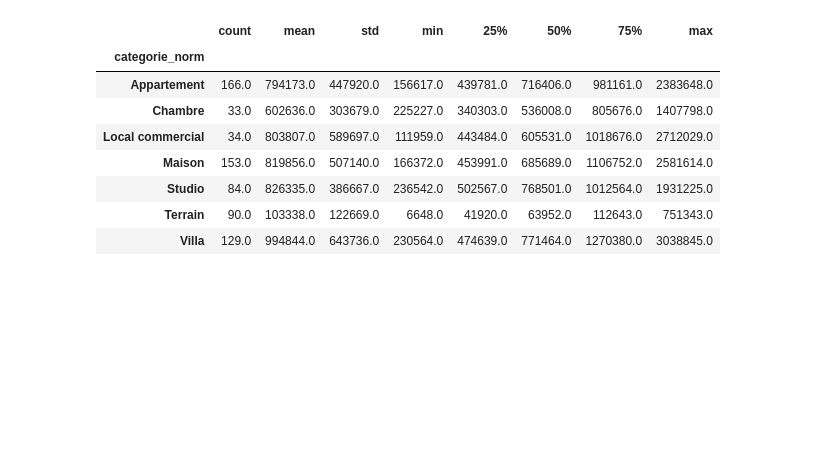
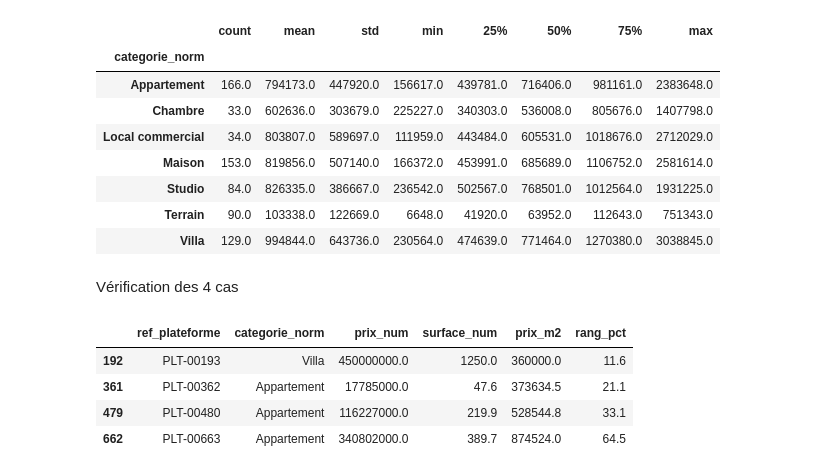
Before and after one commit to moussambkdiaby/immo-analyse, a Jupyter notebook: notebooks/00_profilage.ipynb, the cells around one changed output. Drawn from its saved outputs; the diff is of its cells as text; code cells hidden in the pictures; blank space fills up the shorter version.

Commit message:
Plateforme : prix au m2 par categorie et verification des 4 cas atypiques

```diff
--- a/notebooks/00_profilage.ipynb
+++ b/notebooks/00_profilage.ipynb
@@ -889,3 +889,21 @@ Ventes évaluables pour le prix au m² : 689
 | Studio | 84.0 | 826335.0 | 386667.0 | 236542.0 | 502567.0 | 768501.0 | 1012564.0 | 1931225.0 |
 | Terrain | 90.0 | 103338.0 | 122669.0 | 6648.0 | 41920.0 | 63952.0 | 112643.0 | 751343.0 |
 | Villa | 129.0 | 994844.0 | 643736.0 | 230564.0 | 474639.0 | 771464.0 | 1270380.0 | 3038845.0 |
+# %% [markdown]
+Vérification des 4 cas
+# %%
+# groupby + rank(pct=True) : rang de chaque prix/m² DANS SA catégorie, entre 0 et 1 ; * 100 pour des %.
+ventes_pm2["rang_pct"] = ventes_pm2.groupby("categorie_norm")["prix_m2"].rank(pct=True) * 100
+
+# Les 4 cas repérés jusqu'ici : 2 extrêmes en prix (PLT-00663, PLT-00362), 2 extrêmes en surface (PLT-00193, PLT-00480)
+cas = ["PLT-00663", "PLT-00193", "PLT-00480", "PLT-00362"]
+
+ventes_pm2[ventes_pm2["ref_plateforme"].isin(cas)][
+    ["ref_plateforme", "categorie_norm", "prix_num", "surface_num", "prix_m2", "rang_pct"]
+].round(1)
+# %% [output]
+|  | ref_plateforme | categorie_norm | prix_num | surface_num | prix_m2 | rang_pct |
+| 192 | PLT-00193 | Villa | 450000000.0 | 1250.0 | 360000.0 | 11.6 |
+| 361 | PLT-00362 | Appartement | 17785000.0 | 47.6 | 373634.5 | 21.1 |
+| 479 | PLT-00480 | Appartement | 116227000.0 | 219.9 | 528544.8 | 33.1 |
+| 662 | PLT-00663 | Appartement | 340802000.0 | 389.7 | 874524.0 | 64.5 |
```
Also changed, not shown: parts of 2 cells of this notebook.
